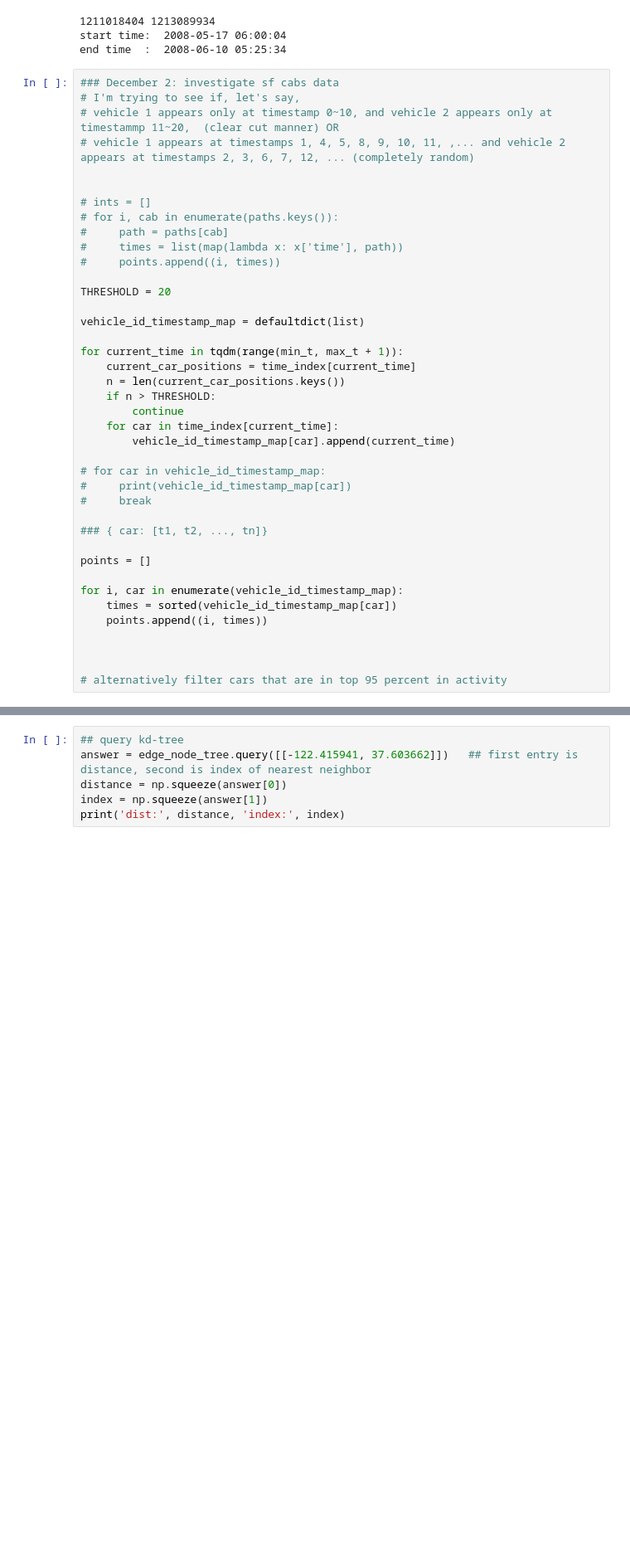
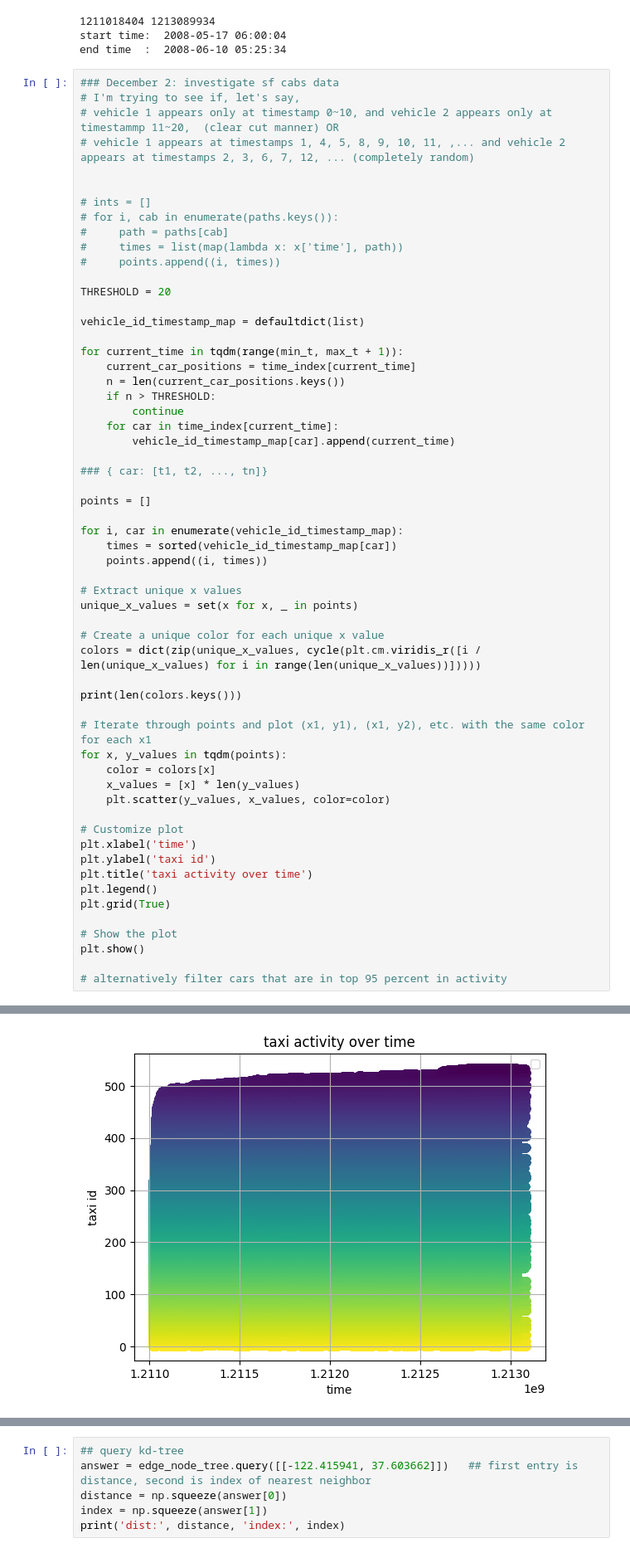
Before and after one commit to jinsun-yoo/faasedge-dag-, a Jupyter notebook: microbenchmark.ipynb, the cells around one changed output, grey strips where cells are left out. Shown at 83% size. Drawn from its saved outputs; the diff is of its cells as text; blank space fills up the shorter version.

```diff
--- a/microbenchmark.ipynb
+++ b/microbenchmark.ipynb
@@ -260,10 +260,6 @@ for current_time in tqdm(range(min_t, max_t + 1)):
     for car in time_index[current_time]:
         vehicle_id_timestamp_map[car].append(current_time)
 
-# for car in vehicle_id_timestamp_map:
-#     print(vehicle_id_timestamp_map[car])
-#     break
-
 ### { car: [t1, t2, ..., tn]}
 
 points = []
@@ -272,7 +268,29 @@ for i, car in enumerate(vehicle_id_timestamp_map):
     times = sorted(vehicle_id_timestamp_map[car])
     points.append((i, times))
 
+# Extract unique x values
+unique_x_values = set(x for x, _ in points)
 
+# Create a unique color for each unique x value
+colors = dict(zip(unique_x_values, cycle(plt.cm.viridis_r([i / len(unique_x_values) for i in range(len(unique_x_values))]))))
+
+print(len(colors.keys()))
+
+# Iterate through points and plot (x1, y1), (x1, y2), etc. with the same color for each x1
+for x, y_values in tqdm(points):
+    color = colors[x]
+    x_values = [x] * len(y_values)
+    plt.scatter(y_values, x_values, color=color)
+
+# Customize plot
+plt.xlabel('time')
+plt.ylabel('taxi id')
+plt.title('taxi activity over time')
+plt.legend()
+plt.grid(True)
+
+# Show the plot
+plt.show()
 
 # alternatively filter cars that are in top 95 percent in activity
 # %% [output]
@@ -280,3 +299,4 @@ for i, car in enumerate(vehicle_id_timestamp_map):
+[figure, added]
 # %%
 ### kd-tree to find closest edge node to given x, y coordinate for the first hop.
 ### edge_nodes[19] represents node_19
```
Also changed, not shown: parts of 2 cells of this notebook, 1 other file.
